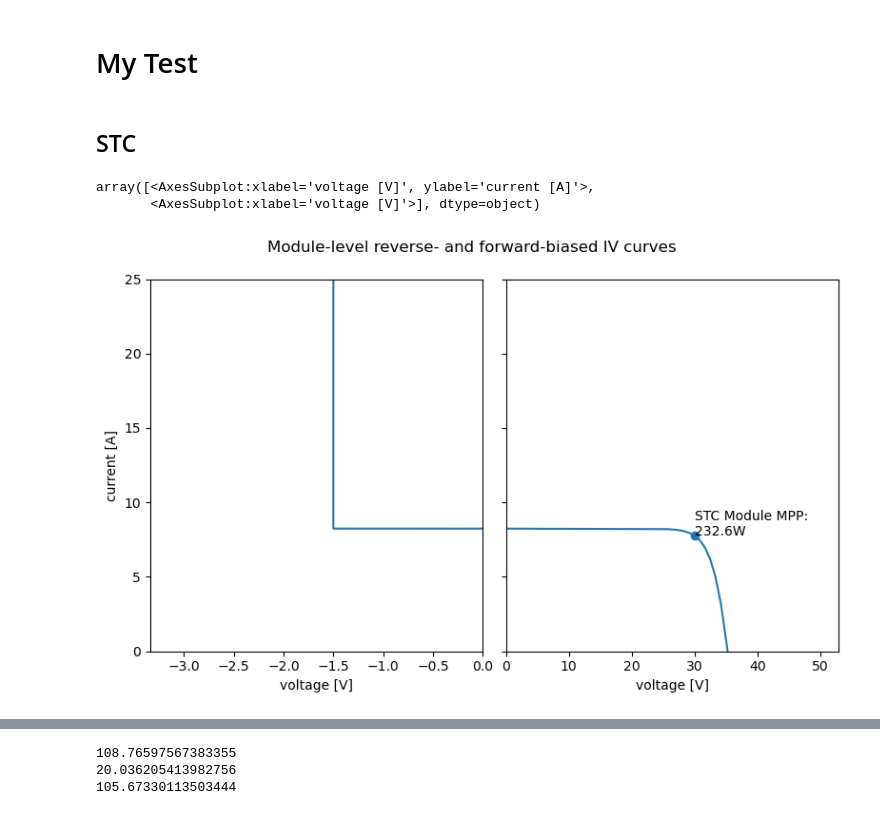
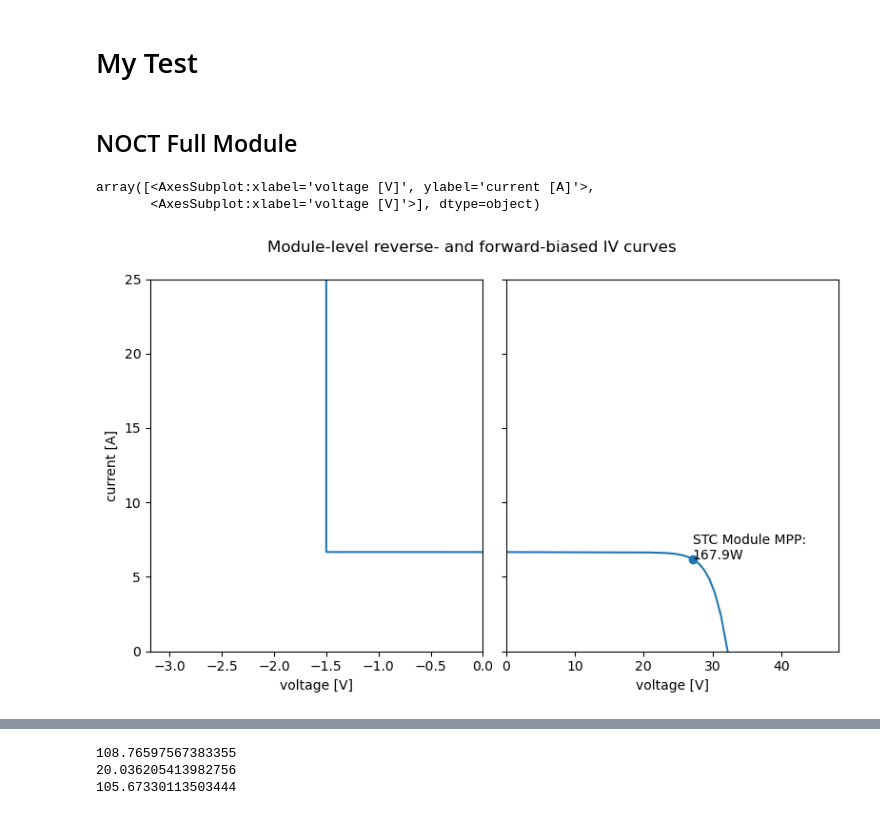
Before and after one commit to justinfmccarty/IPV_Workbench, a Jupyter notebook: notebooks/22_bypass_diodes.ipynb, the cells around one changed output, grey strips where cells are left out. Drawn from its saved outputs; the diff is of its cells as text; code cells hidden in the pictures.

```diff
--- a/notebooks/22_bypass_diodes.ipynb
+++ b/notebooks/22_bypass_diodes.ipynb
@@ -128,10 +128,10 @@ def plot_curves(dfs, labels, title, legend=True):
     return axes
 
 
-def plot_curves_mpp(dfs, labels, title, legend=True):
+def plot_curves_mpp(dfs, labels, title, yadjust, legend=True):
     """plot the forward- and reverse-bias portions of an IV curve"""
     fig, axes = plt.subplots(1, 2, sharey=True, figsize=(8, 5))
-    for df, label in zip(dfs, labels):
+    for df, label, yadjust in zip(dfs, labels, yadjust):
         mpp_dict = calcMPP_IscVocFF(df['i'].values, df['v'].values)
         df.plot('v', 'i', label=label, ax=axes[0])
         df.plot('v', 'i', label=label, ax=axes[1])
@@ -139,7 +139,7 @@ def plot_curves_mpp(dfs, labels, title, legend=True):
         axes[0].set_ylim([0, 25])
         axes[1].set_xlim([0, df['v'].max()*1.5])
         axes[1].scatter(mpp_dict['vmp'], mpp_dict['imp'])
-        axes[1].text(mpp_dict['vmp'], mpp_dict['imp'], f"{label} MPP:\n{round(mpp_dict['pmp'],1)}W")
+        axes[1].text(mpp_dict['vmp'], mpp_dict['imp']+yadjust, f"{label} MPP:\n{round(mpp_dict['pmp'],1)}W")
 
     axes[0].set_ylabel('current [A]')
     axes[0].set_xlabel('voltage [V]')
@@ -147,6 +147,9 @@ def plot_curves_mpp(dfs, labels, title, legend=True):
     if legend==False:
         for ax in axes:
             ax.get_legend().remove()
+    elif legend=="right":
+        axes[0].get_legend().remove()
+
     fig.suptitle(title)
     fig.tight_layout()
     return axes
@@ -278,42 +281,43 @@ module_idx = np.zeros(a.shape, dtype='int,int')
 module_idx['f0']=b
 module_idx['f1']=a
 # arr = arr.flatten()
-# %% [markdown]
-## STC
+# %% [markdown]
+## NOCT Full Module
 # %%
-stc_module_irrad = (module_irrad * 0) + 1000
-
+noct_module_irrad = (module_irrad * 0) + 800
+t_air = 20
+NOCT = 42.5
 
 module_iv = {}
 
 for n,idx in enumerate(module_idx.flatten()):
         row = idx[0]
         col = idx[1]
 
 
-        Gcell = stc_module_irrad[row,col]
-        Tcell = 25
+        Gcell = noct_module_irrad[row,col]
+        Tcell = t_air + (((NOCT - 20) / 80) * (Gcell/10)) # standard NOCT temperature equation
 
         res = simulate_full_curve(
                 cell_parameters,
                 Gcell,
                 Tcell)
         module_iv[f"{row},{col}"] = res
 
 submodule_curves = []
 for diode in [0,1,2]:
     submodule_idx = module_idx[module_bypass==diode]
     submodule_curve = combine_series([module_iv[f"{row},{col}"] for row,col in submodule_idx])
     submodule_curves.append(submodule_curve.clip(lower=-0.5))
 
 
 module_iv_curve = combine_series(submodule_curves)
 mpp_dict = calcMPP_IscVocFF(module_iv_curve["i"].values, module_iv_curve['v'].values)
 
 plot_curves_mpp([module_iv_curve],
                 labels=["STC Module"],
                 title='Module-level reverse- and forward-biased IV curves',legend=False)
 # %% [output]
 array([<AxesSubplot:xlabel='voltage [V]', ylabel='current [A]'>,
        <AxesSubplot:xlabel='voltage [V]'>], dtype=object)
-[figure, old version]
+[figure, new version]
```
Also changed, not shown: parts of 7 cells of this notebook, 29 other files.
